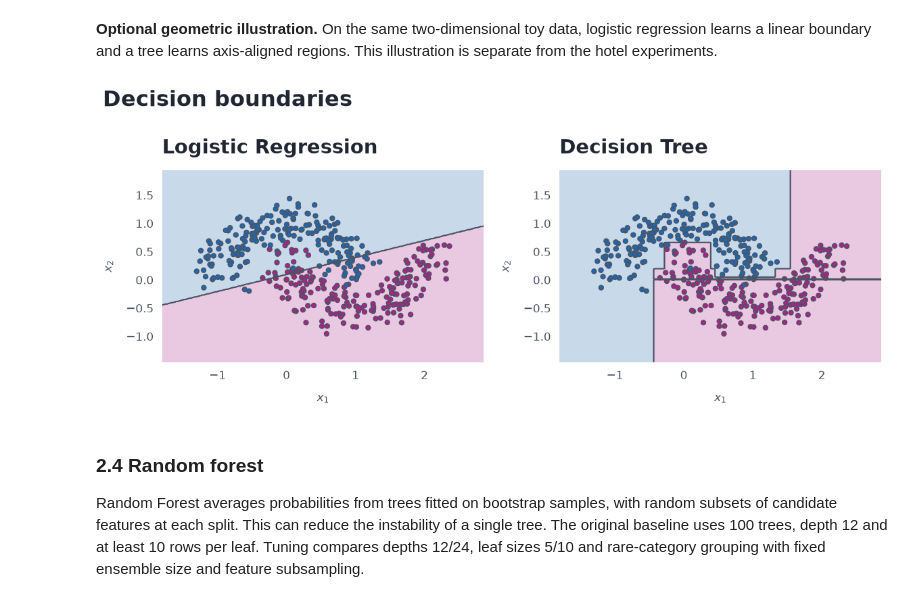
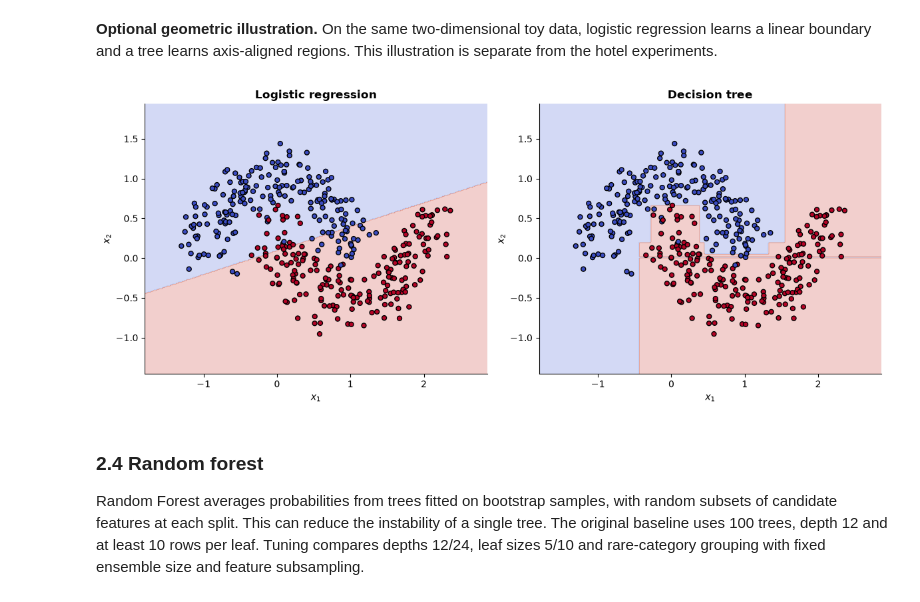
Before and after one commit to MasMits/hotel-cancellation-ml, a Jupyter notebook: notebook/project.ipynb, the cells around one changed output. Cells and saved outputs as stored; diff of their text form; code cells hidden in the pictures.

```diff
--- a/notebook/project.ipynb
+++ b/notebook/project.ipynb
@@ -45,8 +45,9 @@ sys.path.insert(0, str(project_root / "src"))
 preprocessing = import_module("hotel_cancellation.0_preprocessing")
 modeling = import_module("hotel_cancellation.1_modeling")
 evaluation = import_module("hotel_cancellation.2_evaluation")
+preprocessing_plots = import_module("hotel_cancellation.00_preprocessing_plots")
 from hotel_cancellation import plot_style
-plt.rcParams.update(plot_style.NOTEBOOK_STYLE)
+plt.rcParams.update(plot_style.STYLE)
 # %% [markdown]
 ## 1. Data
 
@@ -246,11 +226,8 @@ record_preprocessing_results("LR baseline", prep_logistic_baseline, prep_X_train
 # %% [markdown]
 **Log lead time.** Apply `log1p` inside the numeric pipeline. The saved model therefore contains the transformation.
 # %%
-prep_logistic_log = modeling.train_logistic_regression(
-    prep_X_train, prep_y_train,
-    preprocessor=preprocessing.build_preprocessor(log_lead=True),
-)
-record_preprocessing_results("LR + log lead", prep_logistic_log, prep_X_train, prep_X_validation)
+prep_logistic_log = modeling.train_logistic_regression(X_train, y_train, preprocessing.build_preprocessor(log_lead=True))
+record_preprocessing_results("LR + log lead", prep_logistic_log, X_train, X_validation)
 # %% [markdown]
 **Tree and forest baselines.** Use the existing depth/leaf constraints, fitted on the same rows.
 # %%
@@ -268,11 +239,8 @@ record_preprocessing_results("Forest baseline", prep_forest_baseline, prep_X_tra
 # %% [markdown]
 **Rare-category forest.** Learn frequent categories only from the training input of each fit.
 # %%
-prep_forest_rare = modeling.train_random_forest(
-    prep_X_train, prep_y_train,
-    preprocessor=preprocessing.build_preprocessor(rare_min_count=50),
-)
-record_preprocessing_results("Forest + rare", prep_forest_rare, prep_X_train, prep_X_validation)
+prep_forest_rare = modeling.train_random_forest(X_train, y_train, preprocessing.build_preprocessor(rare_min_count=50))
+record_preprocessing_results("Forest + rare", prep_forest_rare, X_train, X_validation)
 # %% [markdown]
 ### Preprocessing results
 
@@ -373,76 +317,9 @@ plot_style.show_figure(fig, "decision_tree")
 # %% [markdown]
 **Optional geometric illustration.** On the same two-dimensional toy data, logistic regression learns a linear boundary and a tree learns axis-aligned regions. This illustration is separate from the hotel experiments.
 # %%
-import numpy as np
-import matplotlib.pyplot as plt
-from matplotlib.colors import ListedColormap
-from sklearn.datasets import make_moons
-from sklearn.linear_model import LogisticRegression
-from sklearn.tree import DecisionTreeClassifier
-
-
-
-X_toy, y_toy = make_moons(
-    n_samples=400,
-    noise = 0.20,
-    random_state=72
-)
-
-models = {
-    "Logistic Regression ": LogisticRegression(),
-    "Decision Tree ": DecisionTreeClassifier(
-        max_depth=5,
-        random_state=72
-    )
-}
-
-
-x_min, x_max = X_toy[:, 0].min() - 0.5, X_toy[:, 0].max() + 0.5
-y_min, y_max = X_toy[:, 1].min() - 0.5, X_toy[:, 1].max() + 0.5
-
-xx, yy = np.meshgrid(
-    np.linspace(x_min, x_max, 300),
-    np.linspace(y_min, y_max, 300)
-)
-
-grid = np.c_[xx.ravel(), yy.ravel()]
-
-fig, axes = plt.subplots(1, 2, figsize=(12, 5))
-
-for ax, (name, model) in zip(axes, models.items()):
-    model.fit(X_toy, y_toy)
-
-    predictions = model.predict(grid).reshape(xx.shape)
-
-    ax.contourf(
-        xx, yy, predictions,
-        alpha=0.25,
-        cmap=ListedColormap([plot_style.BLUE, plot_style.PRIMARY])
-    )
-
-    ax.contour(
-        xx, yy, predictions,
-        levels=[0.5],
-        colors=plot_style.MUTED,
-        linewidths=1.5
-    )
-
-    ax.scatter(
-        X_toy[:, 0], X_toy[:, 1],
-        c=y_toy,
-        cmap=ListedColormap([plot_style.BLUE, plot_style.PRIMARY]),
-        edgecolors=plot_style.MUTED,
-        s=25
-    )
-
-    ax.set_title(name)
-    ax.set_xlabel("$x_1$")
-    ax.set_ylabel("$x_2$")
-
-fig.suptitle("Decision boundaries", x=0.02, ha="left", fontsize=23, fontweight="bold")
-plot_style.show_figure(fig, "decision_boundaries")
+modeling.plot_decision_boundaries()
 # %% [output]
-[figure, old version]
+[figure, new version]
 # %% [markdown]
 ### 2.4 Random forest
 
```
Also changed, not shown: parts of 42 cells of this notebook, 6 other files.
